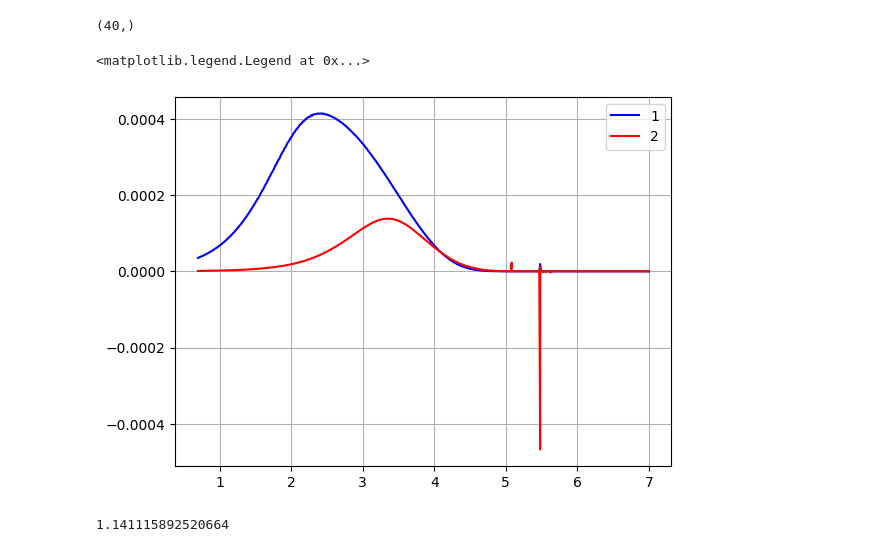
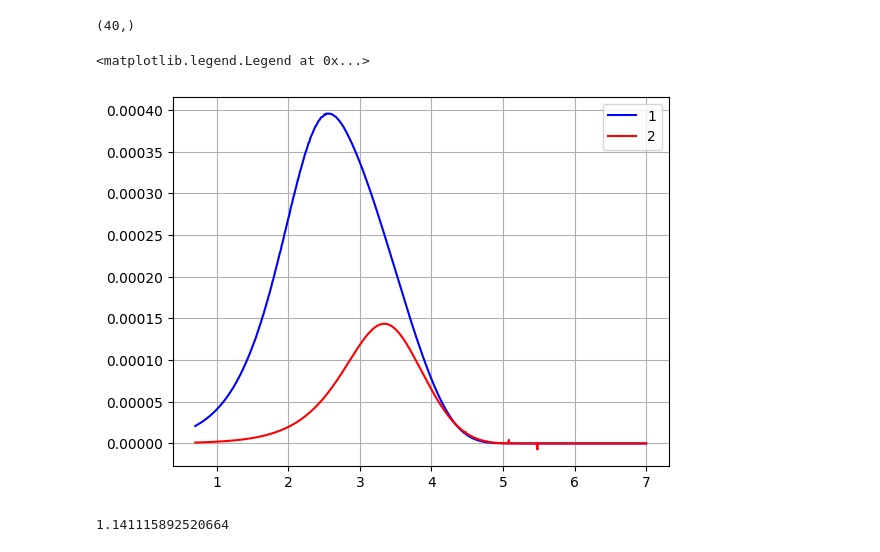
Before and after one commit to NicolasHeredia/KR_method, a Jupyter notebook: kr_second_test.ipynb, the cells around one changed output. Cells and saved outputs as stored; diff of their text form; code cells hidden in the pictures.

```diff
--- a/kr_second_test.ipynb
+++ b/kr_second_test.ipynb
@@ -323,19 +326,19 @@ sol.t.shape
 (40,)
 # %%
 nlog = np.log10(n)
-pn1 = sol.y[405:805, 39] / (1/b_p)
-pn2 = sol.y[405:805, 12] / (1/b_p)
+pn1 = sol.y[405:805, 35] / (1/b_p)
+pn2 = sol.y[405:805, 20] / (1/b_p)
 
 pn1n = np.multiply(pn1, n)
 pn2n = np.multiply(pn2, n)
 
 plt.plot(nlog, pn1n, '-b', label='1')
 plt.plot(nlog, pn2n, '-r', label = '2')
 plt.grid()
 plt.legend()
 # %% [output]
 <matplotlib.legend.Legend at 0x...>
-[figure, old version]
+[figure, new version]
 # %%
 sol.y[1][34]
 # %% [output]
```
Also changed, not shown: parts of 3 cells of this notebook, 2 other files.
